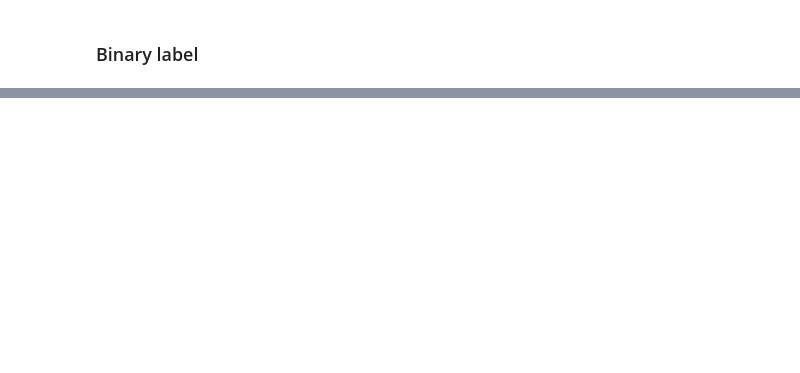
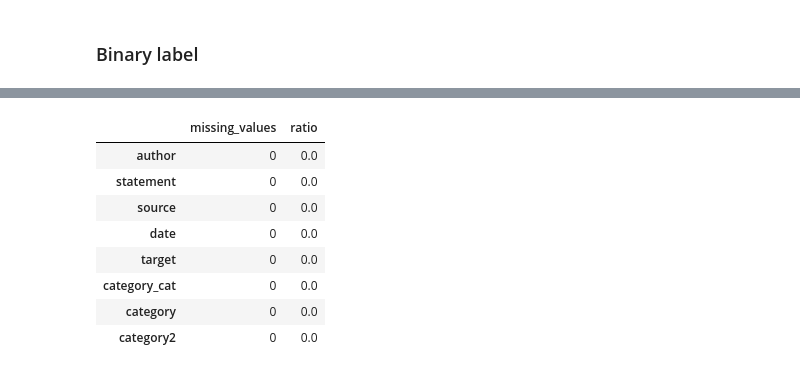
Before and after one commit to EddyEdzwan/StopFAIke, a Jupyter notebook: notebooks/JS_Politifact_scraping.ipynb, the cells around one changed output, grey strips where cells are left out. Saved outputs shown, nothing was run; the diff lists cells and outputs as text; code cells hidden in the pictures; blank space fills up the shorter version.

```diff
--- a/notebooks/JS_Politifact_scraping.ipynb
+++ b/notebooks/JS_Politifact_scraping.ipynb
@@ -224,0 +239,12 @@ dtype: int64
+# %%
+get_missing(data)
+# %% [output]
+|  | missing_values | ratio |
+| author | 0 | 0.0 |
+| statement | 0 | 0.0 |
+| source | 0 | 0.0 |
+| date | 0 | 0.0 |
+| target | 0 | 0.0 |
+| category_cat | 0 | 0.0 |
+| category | 0 | 0.0 |
+| category2 | 0 | 0.0 |
```
Also changed, not shown: parts of 15 cells of this notebook, 6 other files.
